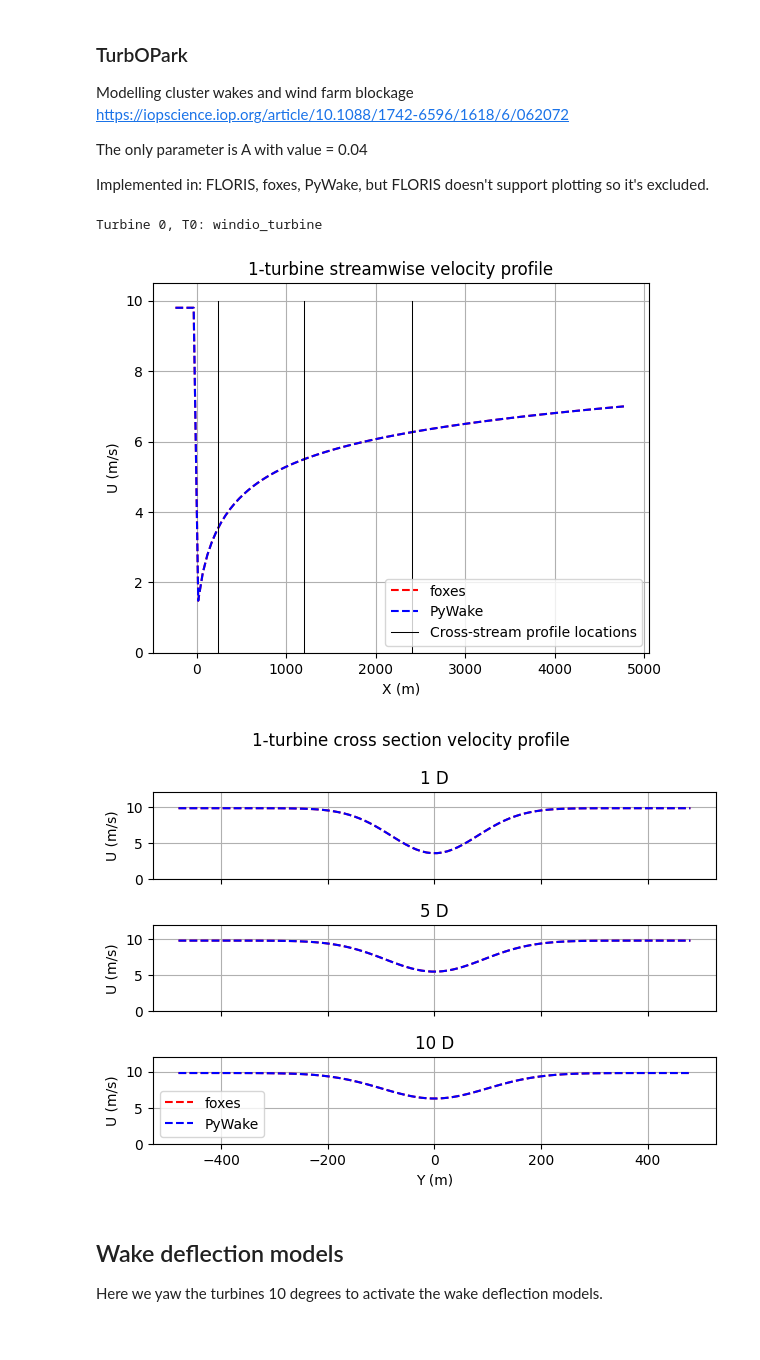
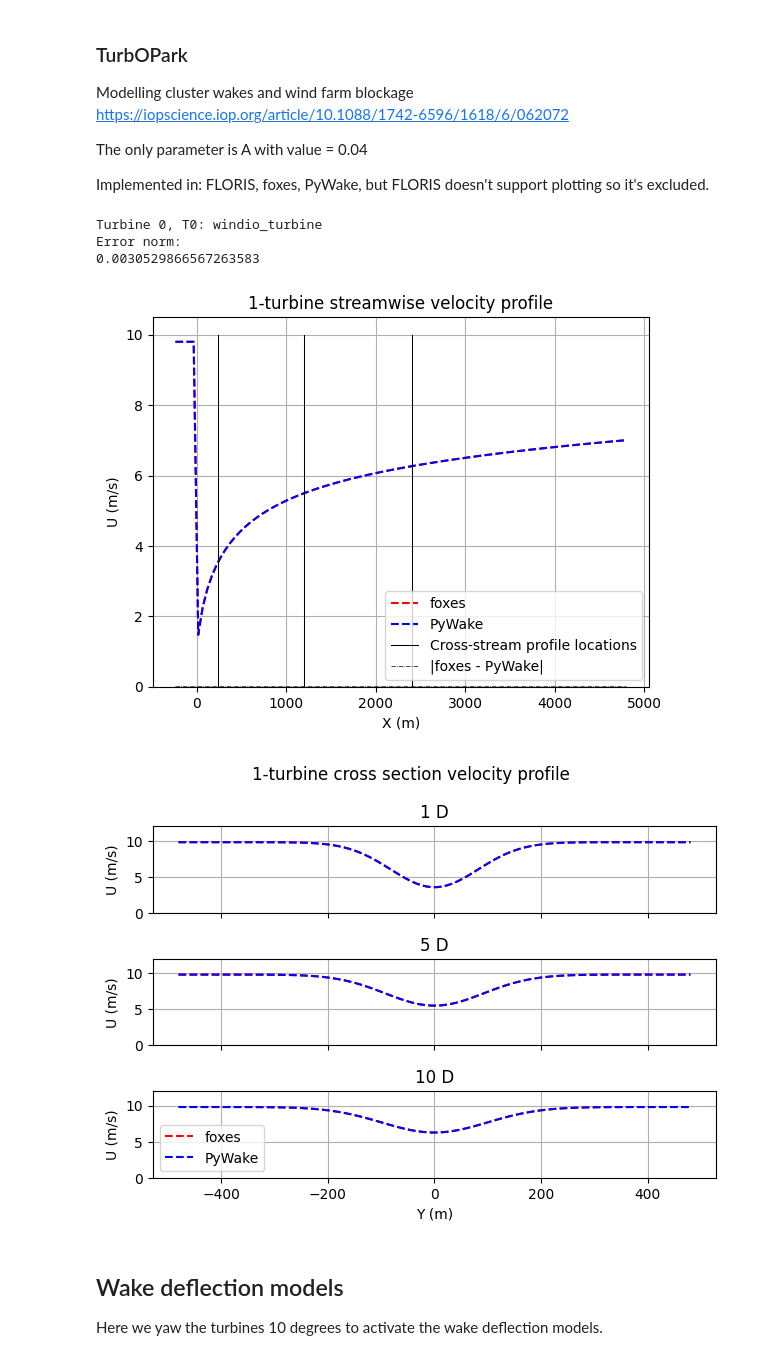
Before and after one commit to rafmudaf/wcomp, a Jupyter notebook: examples/torque2024_1turbine.ipynb, the cells around one changed output. Cells and saved outputs as stored; diff of their text form; code cells hidden in the pictures.

```diff
--- a/examples/torque2024_1turbine.ipynb
+++ b/examples/torque2024_1turbine.ipynb
@@ -36,24 +36,22 @@ import numpy as np
 from wcomp import WCompFloris, WCompPyWake, WCompFoxes
 from wcomp.plotting import plot_plane
 
+# Constants for all cases. Copy to a particular code block to change, as needed.
 CASE_DIR = Path('cases_torque2024/one_turbine')
+this_case = CASE_DIR / Path('jensen/wind_energy_system.yaml')
+floris_case = WCompFloris(this_case)
+ROTOR_D = floris_case.rotor_diameter
+XMIN = -1 * ROTOR_D
+XMAX = 20 * ROTOR_D
+YMIN = -2 * ROTOR_D
+YMAX =  2 * ROTOR_D
 # %% [markdown]
 ## Case Layout
 # %%
-this_case = CASE_DIR / Path('jensen/wind_energy_system.yaml')
-floris_1turbine = WCompFloris(this_case)
-
-ROTOR_D = floris_1turbine.rotor_diameter
-layout_x, layout_y = floris_1turbine.fi.layout_x, floris_1turbine.fi.layout_y
-
 x_turbine = np.array([0.0, 0.0])
 y_turbine = np.array([-ROTOR_D/2, ROTOR_D/2])
-XMIN = -1 * ROTOR_D
-XMAX = 20 * ROTOR_D
 x_streamwise = np.array([XMIN, XMAX])
 y_streamwise = np.array([0.0, 0.0])
-YMIN = -2 * ROTOR_D
-YMAX =  2 * ROTOR_D
 x_1d = np.array([1 * ROTOR_D, 1 * ROTOR_D])
 x_5d = np.array([5 * ROTOR_D, 5 * ROTOR_D])
 x_10d = np.array([10 * ROTOR_D, 10 * ROTOR_D])
@@ -306,54 +298,56 @@ The only parameter is A with value = 0.04
 Implemented in: FLORIS, foxes, PyWake, but FLORIS doesn't support plotting so it's excluded.
 # %%
 this_case = CASE_DIR / Path('turbopark/wind_energy_system.yaml')
-# floris_1turbine = WCompFloris(this_case)
-foxes_1turbine = WCompFoxes(this_case)
-pywake_1turbine = WCompPyWake(this_case)
+# floris_case = WCompFloris(this_case)
+foxes_case = WCompFoxes(this_case)
+pywake_case = WCompPyWake(this_case)
 
-ROTOR_D = floris_1turbine.rotor_diameter
-
-XMIN = -1 * ROTOR_D
-XMAX = 20 * ROTOR_D
 fig, ax = plt.subplots()
-# floris_1turbine.streamwise_profile_plot(wind_direction=270, y_coordinate=0.0, xmin=XMIN, xmax=XMAX)
-foxes_1turbine.streamwise_profile_plot(wind_direction=270, y_coordinate=0.0, xmin=XMIN, xmax=XMAX)
-pywake_1turbine.streamwise_profile_plot(wind_direction=270, y_coordinate=0.0, xmin=XMIN, xmax=XMAX)
+# floris_case.streamwise_profile_plot(wind_direction=270, y_coordinate=0.0, xmin=XMIN, xmax=XMAX)
+foxes_case.streamwise_profile_plot(wind_direction=270, y_coordinate=0.0, xmin=XMIN, xmax=XMAX)
+pywake_case.streamwise_profile_plot(wind_direction=270, y_coordinate=0.0, xmin=XMIN, xmax=XMAX)
 ax.plot([1*ROTOR_D, 1*ROTOR_D], [0, 10], color="black", linestyle='-', linewidth=0.75)
 ax.plot([5*ROTOR_D, 5*ROTOR_D], [0, 10], color="black", linestyle='-', linewidth=0.75)
 ax.plot([10*ROTOR_D, 10*ROTOR_D], [0, 10], color="black", linestyle='-', linewidth=0.75, label="Cross-stream profile locations")
+lines = ax.lines
+x1, y1 = lines[0].get_data()
+x2, y2 = lines[1].get_data()
+e1 = np.abs(y1 - y2)
+ax.plot(x1, e1, color="black", linestyle='-.', linewidth=0.5, label="|foxes - PyWake|")
 ax.set_title("1-turbine streamwise velocity profile")
 ax.set_xlabel("X (m)")
 ax.set_ylabel('U (m/s)')
 ax.set_ybound(lower=0.0)
 ax.legend()
 ax.grid()
 
+print("Error norm:")
+print(np.linalg.norm(e1, ord=2))
 
-YMIN = -2 * ROTOR_D
-YMAX =  2 * ROTOR_D
 
 fig, ax = plt.subplots(3, 1)
 fig.suptitle("1-turbine cross section velocity profile")
-
 X_D = [1, 5, 10]
 for i, D_X in enumerate(X_D):
     plt.axes(ax[i])
-    # floris_1turbine.xsection_profile_plot(wind_direction=270, x_coordinate=D_X * ROTOR_D, ymin=YMIN, ymax=YMAX)
-    foxes_1turbine.xsection_profile_plot(wind_direction=270, x_coordinate=D_X * ROTOR_D, ymin=YMIN, ymax=YMAX)
-    pywake_1turbine.xsection_profile_plot(wind_direction=270, x_coordinate=D_X * ROTOR_D, ymin=YMIN, ymax=YMAX)
+    # floris_case.xsection_profile_plot(wind_direction=270, x_coordinate=D_X * ROTOR_D, ymin=YMIN, ymax=YMAX)
+    foxes_case.xsection_profile_plot(wind_direction=270, x_coordinate=D_X * ROTOR_D, ymin=YMIN, ymax=YMAX)
+    pywake_case.xsection_profile_plot(wind_direction=270, x_coordinate=D_X * ROTOR_D, ymin=YMIN, ymax=YMAX)
     ax[i].set_title(f"{D_X} D")
     ax[i].set_ylabel("U (m/s)")
     ax[i].set_ybound(lower=0.0, upper=12.0)
     ax[i].grid()
     if i < len(X_D) - 1:
         ax[i].xaxis.set_ticklabels([])
     else:
         ax[i].set_xlabel("Y (m)")
         ax[i].legend()
 fig.tight_layout()
 # %% [output]
 Turbine 0, T0: windio_turbine
+Error norm:
+0.0030529866567263583
-[figure, old version]
+[figure, new version]
 [figure]
 # %% [markdown]
 ## Wake deflection models
```
Also changed, not shown: parts of 8 cells of this notebook, 1 other file.
